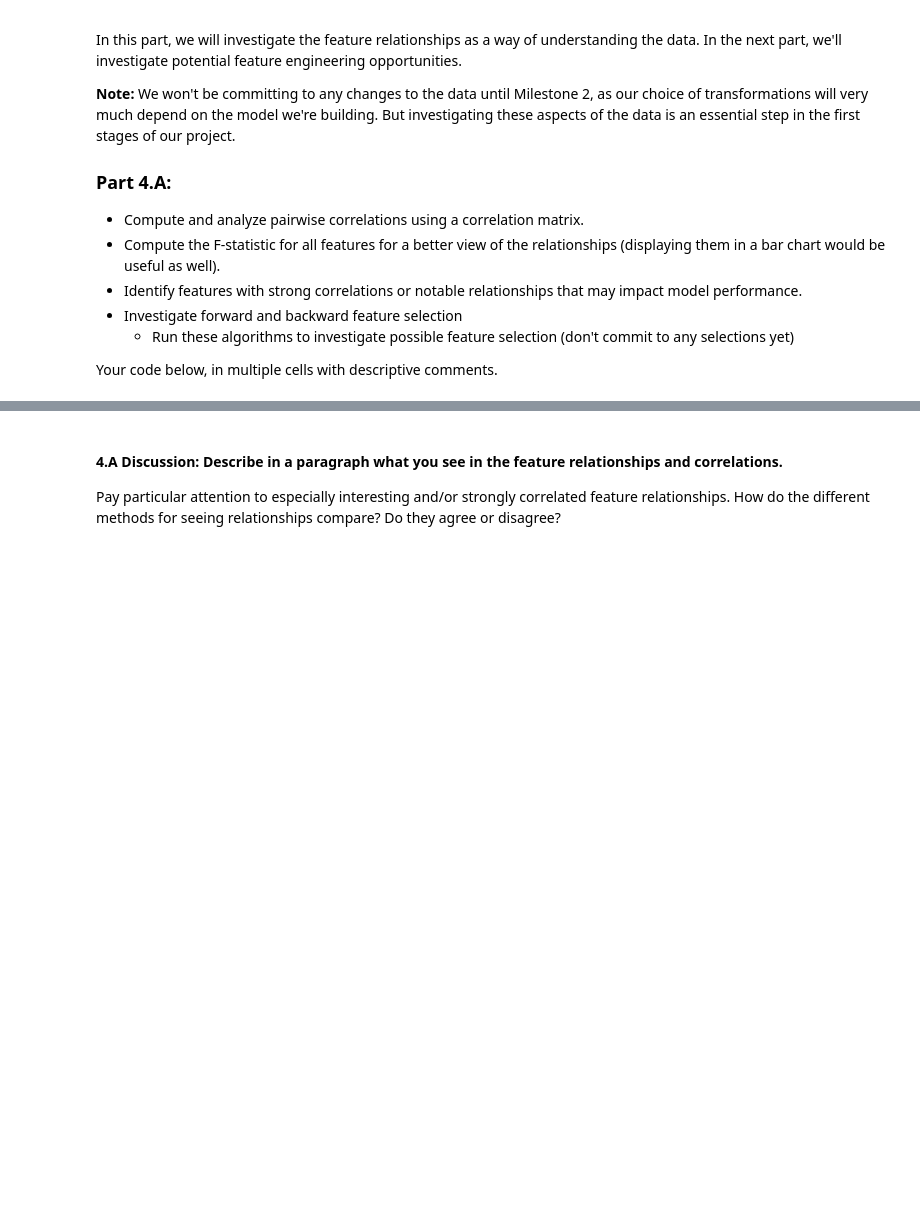
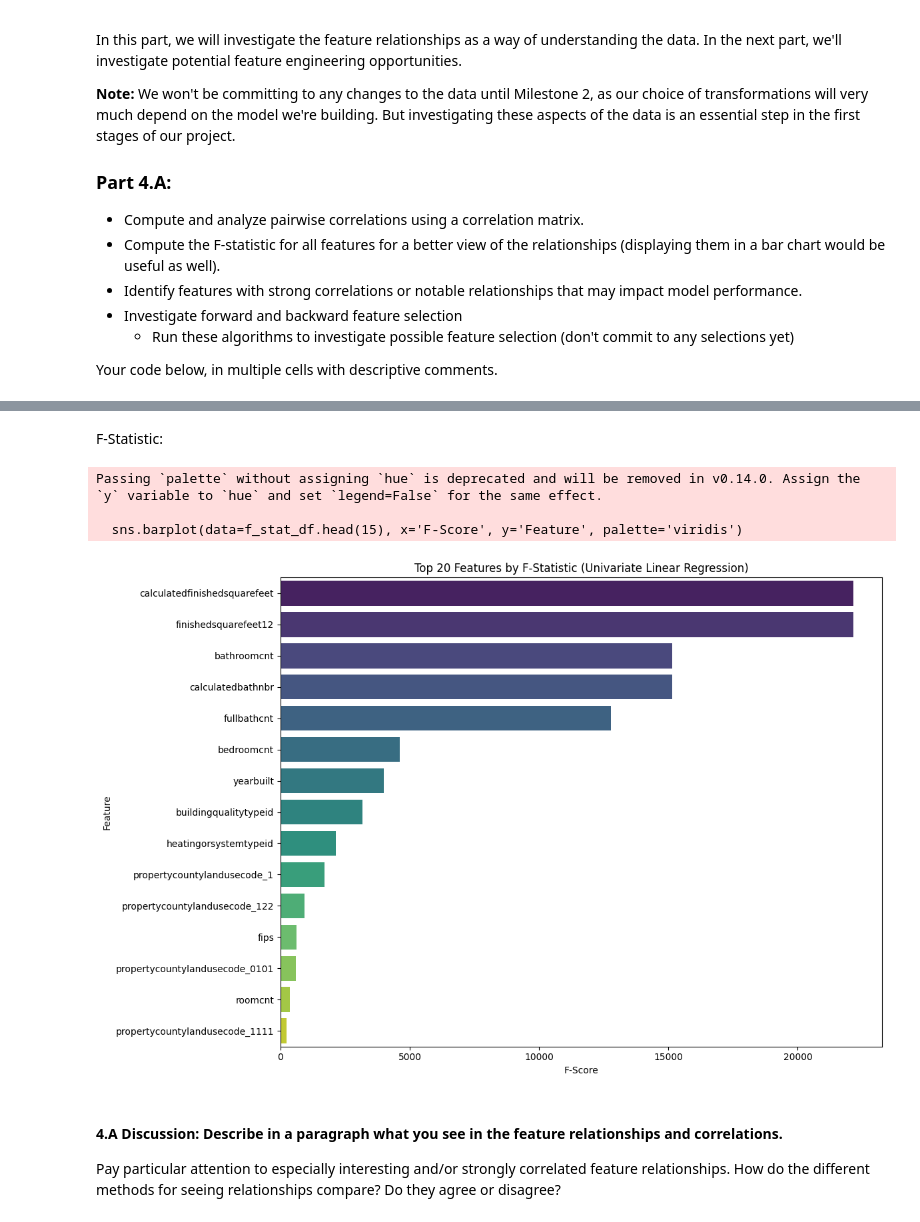
Before and after one commit to shadmanr1/Milestone_1, a Jupyter notebook: Milestone_01.ipynb, the cells around one changed output, grey strips where cells are left out. Saved outputs shown, nothing was run; the diff lists cells and outputs as text; code cells hidden in the pictures; blank space fills up the shorter version.

```diff
--- a/Milestone_01.ipynb
+++ b/Milestone_01.ipynb
@@ -712,3 +745,23 @@ Your code below, in multiple cells with descriptive comments.
+# %% [markdown]
+F-Statistic:
+# %%
+X = df.drop(columns=['taxvaluedollarcnt'])
+y = df['taxvaluedollarcnt']
+X_encoded = pd.get_dummies(X, drop_first=True)
+f_scores, p_values = f_regression(X_encoded, y)
+f_stat_df = pd.DataFrame({'Feature': X_encoded.columns,'F-Score': f_scores})
+f_stat_df = f_stat_df.sort_values(by='F-Score', ascending=False)
+
+plt.figure(figsize=(12, 8))
+sns.barplot(data=f_stat_df.head(15), x='F-Score', y='Feature', palette='viridis')
+plt.title('Top 20 Features by F-Statistic (Univariate Linear Regression)')
+plt.tight_layout()
+plt.show()
+# %% [output]
+Passing `palette` without assigning `hue` is deprecated and will be removed in v0.14.0. Assign the `y` variable to `hue` and set `legend=False` for the same effect.
+
+  sns.barplot(data=f_stat_df.head(15), x='F-Score', y='Feature', palette='viridis')
+[figure, added]
 # %% [markdown]
 #### **4.A Discussion:**  Describe in a paragraph what you see in the feature relationships and correlations.
 
```
Also changed, not shown: parts of 5 cells of this notebook.
